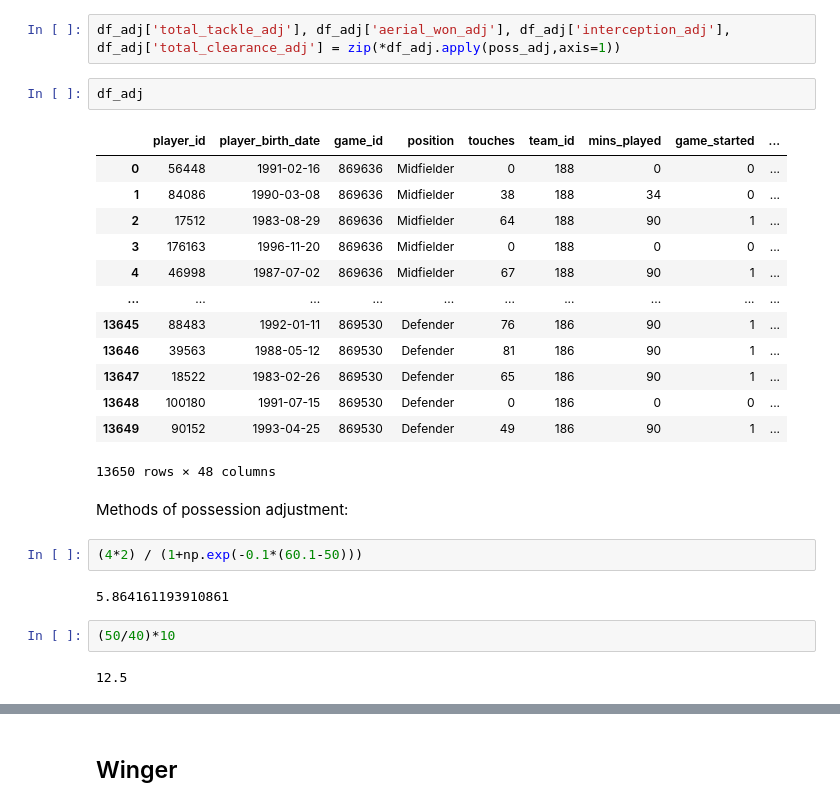
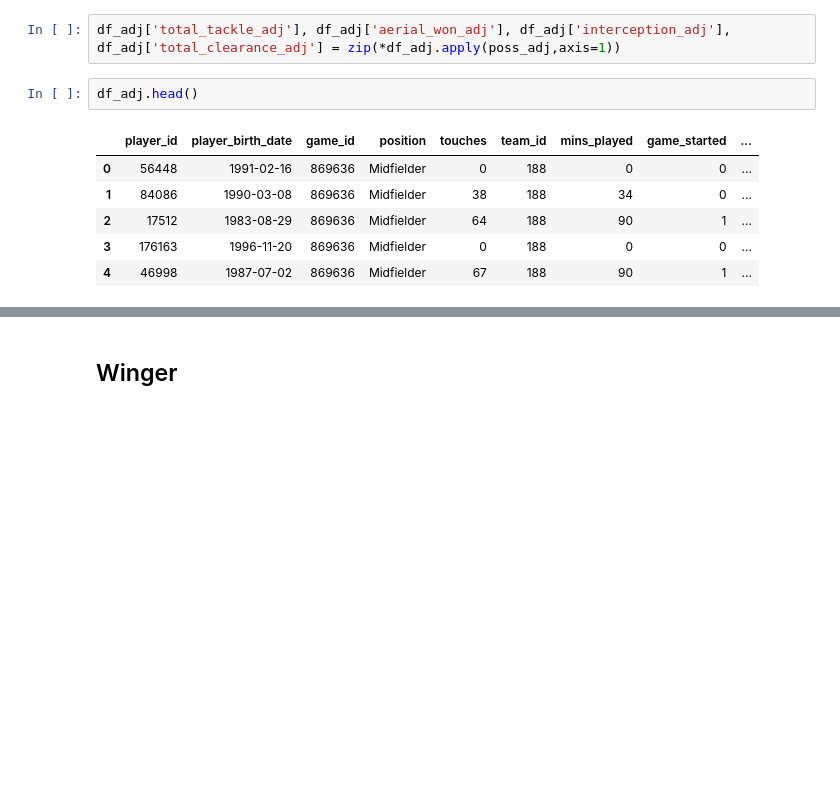
Before and after one commit to JPManuel/data_analyst_task, a Jupyter notebook: player_shortlists.ipynb, the cells around one changed output, grey strips where cells are left out. Cells and saved outputs as stored; diff of their text form; blank space fills up the shorter version.

```diff
--- a/player_shortlists.ipynb
+++ b/player_shortlists.ipynb
@@ -228,28 +223,11 @@ def poss_adj(row):
 # %%
 df_adj['total_tackle_adj'], df_adj['aerial_won_adj'], df_adj['interception_adj'], df_adj['total_clearance_adj'] = zip(*df_adj.apply(poss_adj,axis=1))
 # %%
-df_adj
+df_adj.head()
 # %% [output]
 |  | player_id | player_birth_date | game_id | position | touches | team_id | mins_played | game_started | ... |
 | 0 | 56448 | 1991-02-16 | 869636 | Midfielder | 0 | 188 | 0 | 0 | ... |
 | 1 | 84086 | 1990-03-08 | 869636 | Midfielder | 38 | 188 | 34 | 0 | ... |
 | 2 | 17512 | 1983-08-29 | 869636 | Midfielder | 64 | 188 | 90 | 1 | ... |
 | 3 | 176163 | 1996-11-20 | 869636 | Midfielder | 0 | 188 | 0 | 0 | ... |
 | 4 | 46998 | 1987-07-02 | 869636 | Midfielder | 67 | 188 | 90 | 1 | ... |
-| ... | ... | ... | ... | ... | ... | ... | ... | ... | ... |
-| 13645 | 88483 | 1992-01-11 | 869530 | Defender | 76 | 186 | 90 | 1 | ... |
-| 13646 | 39563 | 1988-05-12 | 869530 | Defender | 81 | 186 | 90 | 1 | ... |
-| 13647 | 18522 | 1983-02-26 | 869530 | Defender | 65 | 186 | 90 | 1 | ... |
-| 13648 | 100180 | 1991-07-15 | 869530 | Defender | 0 | 186 | 0 | 0 | ... |
-| 13649 | 90152 | 1993-04-25 | 869530 | Defender | 49 | 186 | 90 | 1 | ... |
-13650 rows × 48 columns
-# %% [markdown]
-Methods of possession adjustment:
-# %%
-(4*2) / (1+np.exp(-0.1*(60.1-50)))
-# %% [output]
-5.864161193910861
-# %%
-(50/40)*10
-# %% [output]
-12.5
```
Also changed, not shown: parts of 62 cells of this notebook.
